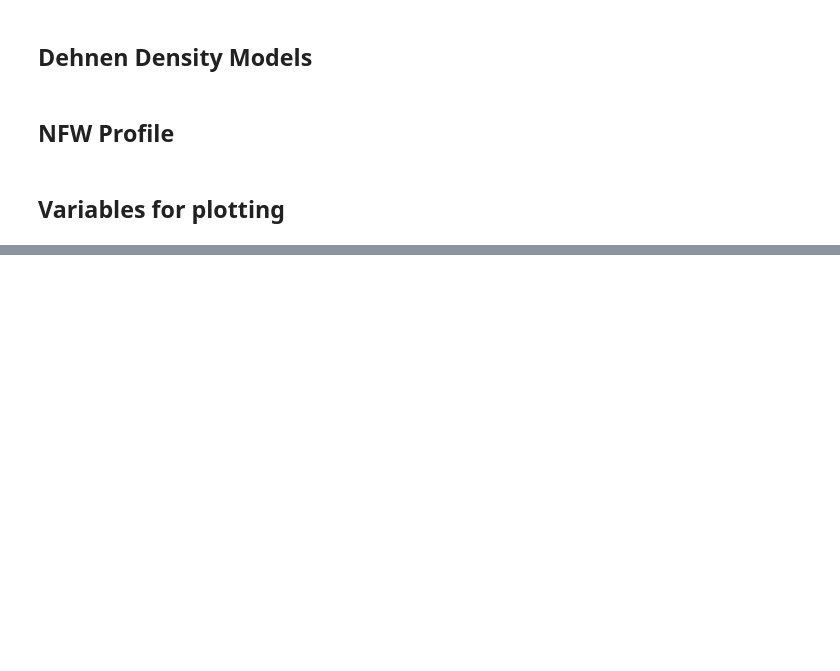
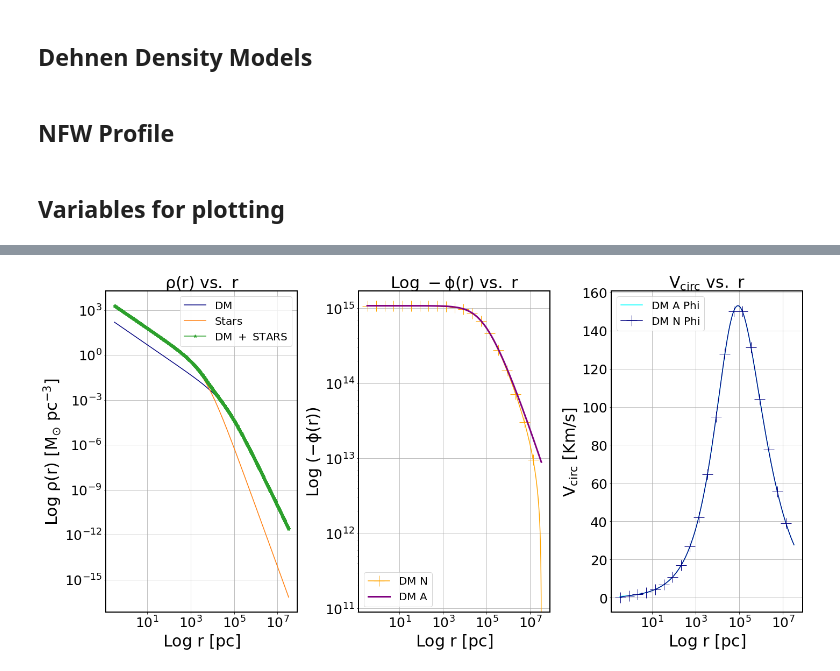
Before and after one commit to bueno646/2020_TDEs, a Jupyter notebook: Potential-Density Pairs.ipynb, the cells around one changed output, grey strips where cells are left out. Saved outputs shown, nothing was run; the diff lists cells and outputs as text; code cells hidden in the pictures; blank space fills up the shorter version.

```diff
--- a/Potential-Density Pairs.ipynb
+++ b/Potential-Density Pairs.ipynb
@@ -891,0 +912,10 @@ plt.tight_layout()
+# %%
+# radius dist
+inputs_RC = (np.logspace(18,26,1000)) # m
+
+#DM Halo
+_p0_DM = 8.54e-26 # g cm^-3
+_a_DM = 1.23e23  # cm
+#stars
+_p0_STARS = 7.95e-24  # g cm^-3
+_a_STARS = 1.54e22  # cm
@@ -891,0 +924,9 @@ plt.tight_layout()
+# %%
+# DM Halo density distribution
+DM_rho_dist_NFW = rho_dehnen(_r=inputs_RC,_p0=_p0_DM,_a=_a_DM,_alpha=1,_beta=3)
+
+# Stars Density distribution
+STARS_rho_dist_HERN = rho_dehnen(_r=inputs_RC,_p0=_p0_STARS,_a=_a_STARS,_alpha=1,_beta=4)
+
+# STARS + DM Density distribution
+TOT_rho_dist = DM_rho_dist_NFW + STARS_rho_dist_HERN
@@ -891,0 +1002,78 @@ plt.tight_layout()
+# %%
+fig = plt.figure(4)
+fig.set_figheight(10)
+fig.set_figwidth(20)
+
+# create axis object
+ax = plt.subplot(131)
+plt.grid(True)
+
+# ploting
+
+plt.plot(inputs_RC*cm_to_pc, DM_rho_dist_NFW*cgs_rho_to_solar_pc_rho,'Navy',label=r'$\mathrm{DM}$')
+plt.plot(inputs_RC*cm_to_pc, STARS_rho_dist_HERN*cgs_rho_to_solar_pc_rho, 'tab:orange',label=r'$\mathrm{Stars}$')
+plt.plot(inputs_RC*cm_to_pc, TOT_rho_dist*cgs_rho_to_solar_pc_rho, 'tab:green',marker="*",label=r'$\mathrm{DM\ +\ STARS}$')
+
+# labeling
+plt.title(r'$\mathrm{\rho(r)\ vs.\ r}$', size=30)
+plt.xlabel(r'$\mathrm{Log\ r\ [pc]}$', size=30)
+plt.ylabel(r'$\mathrm{ Log\ \rho(r)\ [M_{\odot}\ pc^{-3}] }$', size=30)
+ax.tick_params(axis='x', which='major', labelsize=25)
+ax.tick_params(axis='y', which='major', labelsize=25)
+plt.semilogy()
+plt.semilogx()
+plt.legend(fontsize=20)
+plt.tight_layout()
+
+# create axis space
+ax = plt.subplot(132)
+plt.grid(True)
+
+# ploting
+plt.plot(_phi_of_r_x_vals_DM*cm_to_pc, -phi_of_r_numerical_DM,color="orange",marker="+",markevery=50,markersize=20,label=r'$\mathrm{DM\ N}$')
+# plt.plot(_phi_of_r_x_vals_STARS*cm_to_pc, -phi_of_r_numerical_STARS,color='navy',marker="+",markevery=50,markersize=20,linewidth=3,label=r'$\mathrm{STARS\ N}$')
+# plt.plot(_phi_of_r_x_vals_STARS*cm_to_pc, -phi_of_r_numerical_STARS + -phi_of_r_numerical_DM,color='maroon',marker="+",markevery=50,markersize=20,linewidth=3,label=r'$\mathrm{STARS\ +\ DM\ N}$')
+
+plt.plot(inputs_RC*cm_to_pc,-phi_of_r_analytic_DM,color='purple',linewidth=3,label=r'$\mathrm{DM\ A}$')
+# plt.plot(inputs_RC*cm_to_pc,-phi_of_r_analytic_STARS,color='green',linewidth=3,label=r'$\mathrm{STARS\ A}$')
+# plt.plot(inputs_RC*cm_to_pc,-phi_of_r_analytic_STARS+-phi_of_r_analytic_DM,color='cyan',linewidth=3,label=r'$\mathrm{STARS\ +\ DM\ A}$')
+# labeling
+plt.title(r'$\mathrm{Log\ -\phi(r)\ vs.\ r}$', size=30)
+plt.xlabel(r'$\mathrm{Log\ r\ [pc]}$', size=30)
+plt.ylabel(r'$\mathrm{Log\ (-\phi(r))}$', size=30)
+ax.tick_params(axis='x', which='major', labelsize=25)
+ax.tick_params(axis='y', which='major', labelsize=25)
+plt.semilogy()
+plt.semilogx()
+plt.legend(fontsize=20)
+plt.tight_layout()
+
+
+# create axis space
+ax = plt.subplot(133)
+
+plt.grid(True)
+
+# ploting
+
+plt.plot(_vcirc_of_r_x_vals_DM_A*cm_to_pc, vcirc_of_r_analytic_DM*cm_to_km, color='cyan',label=r'$\mathrm{DM\ A\ Phi}$')
+#  plt.plot(_vcirc_of_r_x_vals_STARS_A*cm_to_pc, vcirc_of_r_analytic_STARS*cm_to_km, color='tab:blue',label=r'$\mathrm{STARS\ A\ Phi}$')
+# plt.plot(_vcirc_of_r_x_vals_TOT_A*cm_to_pc, vcirc_of_r_analytic_TOT*cm_to_km, color='tab:red',label=r'$\mathrm{DM\ +\ Stars\ A\ Phi}$')
+plt.plot(_vcirc_of_r_x_vals_DM*cm_to_pc, vcirc_of_r_numerical_DM*cm_to_km, color='Navy',marker="+",markevery=50,markersize=20,label=r'$\mathrm{DM\ N\ Phi}$')
+# plt.plot(_vcirc_of_r_x_vals_STARS*cm_to_pc, vcirc_of_r_numerical_STARS*cm_to_km, color='tab:orange',marker="+",markevery=50,markersize=20,label=r'$\mathrm{STARS\ N\Phi }$')
+# plt.plot(_vcirc_of_r_x_vals_TOT_N*cm_to_pc, vcirc_of_r_numerical_TOT*cm_to_km, color='tab:green',marker="+",markevery=50,markersize=20,label=r'$\mathrm{DM\ +\ Stars\ N\ \Phi}$')
+
+# labeling
+plt.title(r'$\mathrm{V_{circ}\ vs.\ r}$', size=30)
+plt.xlabel(r'$\mathrm{Log\ r\ [pc]}$', size=30)
+plt.ylabel(r'$\mathrm{V_{circ}\ [Km/s]}$', size=30)
+ax.tick_params(axis='x', which='major', labelsize=25)
+ax.tick_params(axis='y', which='major', labelsize=25)
+
+plt.semilogx()
+# plt.semilogy()
+plt.legend(fontsize=20)
+
+plt.tight_layout()
+# %% [output]
+[figure, added]
```
Also changed, not shown: parts of 33 cells of this notebook.
